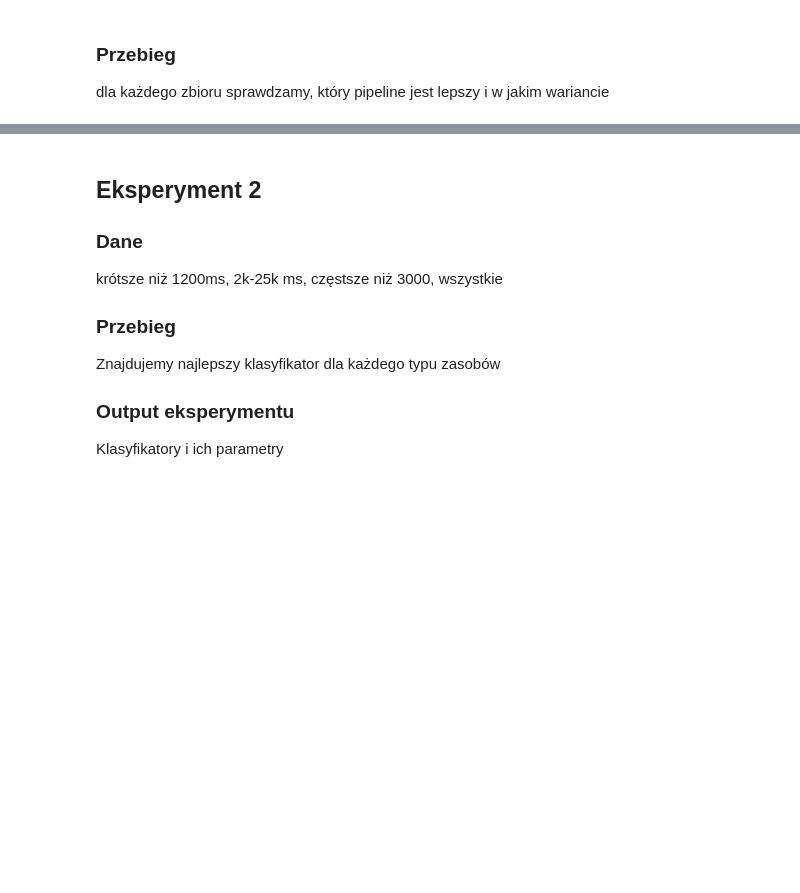
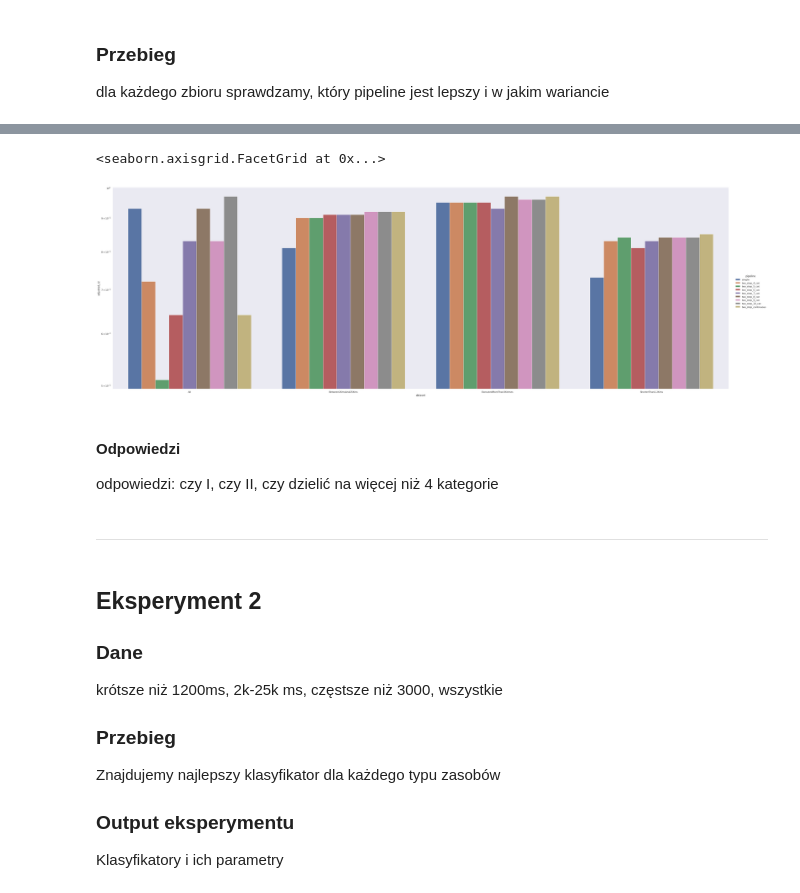
Before and after one commit to mikegpl/job-adiah, a Jupyter notebook: prediction_v2.ipynb, the cells around one changed output, grey strips where cells are left out. Cells and saved outputs as stored; diff of their text form; code cells hidden in the pictures; blank space fills up the shorter version.

```diff
--- a/prediction_v2.ipynb
+++ b/prediction_v2.ipynb
@@ -412,0 +367,5 @@ END
+# %%
+bar(errors_df(exp1_df, "adjusted_r2", lambda df: df.idxmax()), "dataset", "adjusted_r2", "pipeline", pipeline_order)
+# %% [output]
+<seaborn.axisgrid.FacetGrid at 0x...>
+[figure, added]
@@ -413,3 +376,9 @@ END
+# %% [markdown]
+#### Odpowiedzi
+
+odpowiedzi: czy I, czy II, czy dzielić na więcej niż 4 kategorie
+# %% [markdown]
+***
 # %% [markdown]
 ## Eksperyment 2
 ### Dane
```
Also changed, not shown: parts of 19 cells of this notebook.
